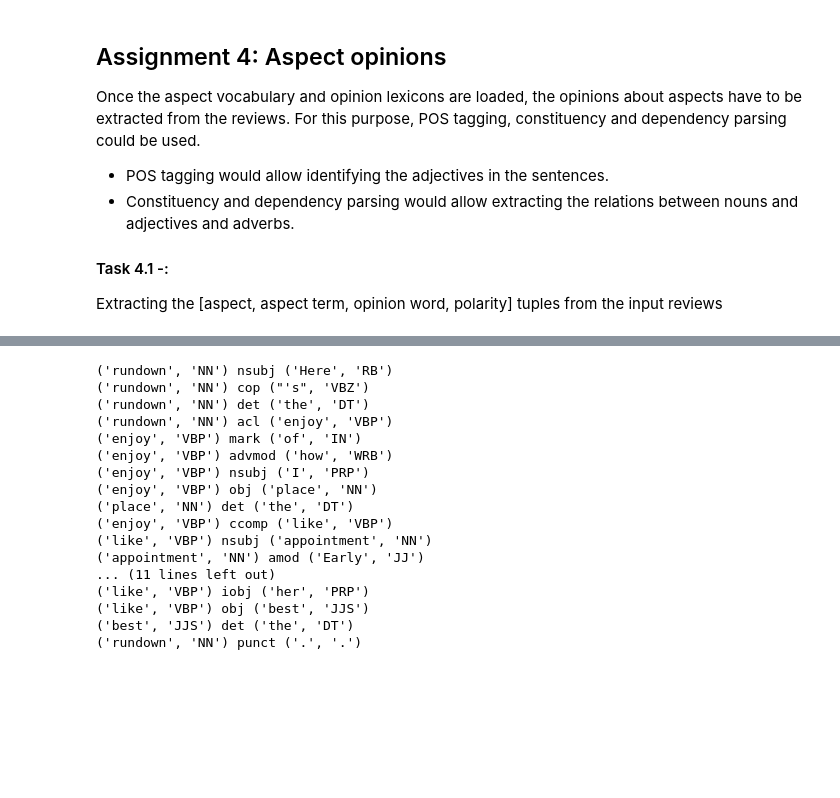
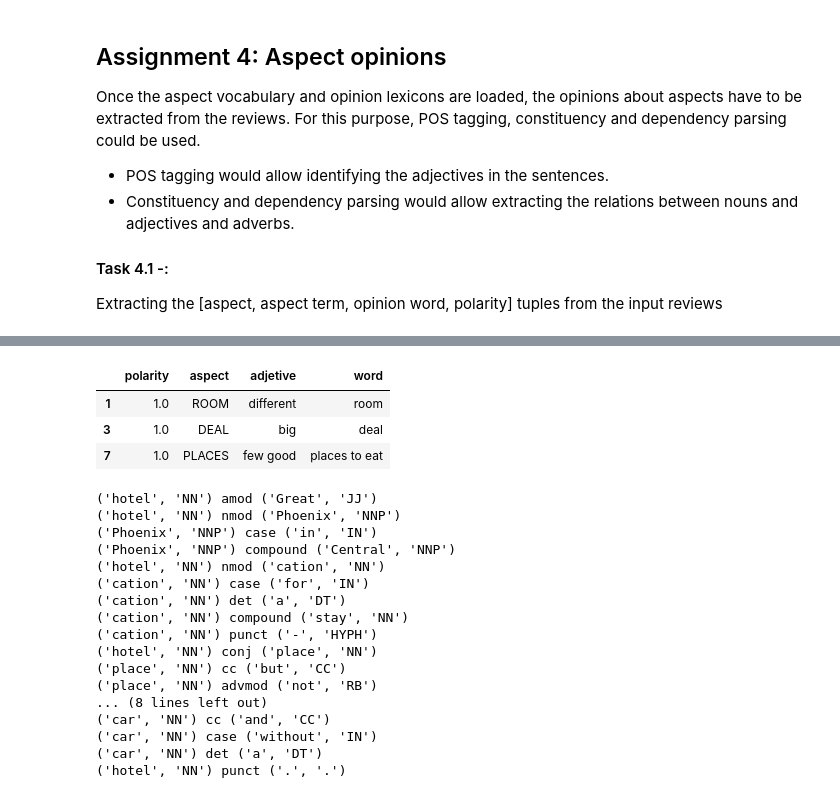
Before and after one commit to glorelvalle/mucd-mg, a Jupyter notebook: pln/p1.ipynb, the cells around one changed output, grey strips where cells are left out. Drawn from its saved outputs; the diff is of its cells as text; code cells hidden in the pictures; blank space fills up the shorter version.

```diff
--- a/pln/p1.ipynb
+++ b/pln/p1.ipynb
@@ -531,28 +579,35 @@ The dollar store had a corkscrew.
+# %%
+data[data['polarity']!= 0.0]
+# %% [output]
+|  | polarity | aspect | adjetive | word |
+| 1 | 1.0 | ROOM | different | room |
+| 3 | 1.0 | DEAL | big | deal |
+| 7 | 1.0 | PLACES | few good | places to eat |
 # %%
 # testing
-review = reviews_hotels[3].get("reviewText")
+review = reviews_hotels[0].get("reviewText")
 review = clean(review)
 sentences = nltk.sent_tokenize(review)
 
-for s in [sentences[2]]:
+for s in [sentences[0]]:
     result, = dependency_parser.raw_parse(s)
     for head, relation, dependent in result.triples():
         print(head, relation, dependent)
 # %% [output]
-('rundown', 'NN') nsubj ('Here', 'RB')
-('rundown', 'NN') cop ("'s", 'VBZ')
-('rundown', 'NN') det ('the', 'DT')
-('rundown', 'NN') acl ('enjoy', 'VBP')
-('enjoy', 'VBP') mark ('of', 'IN')
-('enjoy', 'VBP') advmod ('how', 'WRB')
-('enjoy', 'VBP') nsubj ('I', 'PRP')
-('enjoy', 'VBP') obj ('place', 'NN')
-('place', 'NN') det ('the', 'DT')
-('enjoy', 'VBP') ccomp ('like', 'VBP')
-('like', 'VBP') nsubj ('appointment', 'NN')
-('appointment', 'NN') amod ('Early', 'JJ')
-... (11 lines left out)
-('like', 'VBP') iobj ('her', 'PRP')
-('like', 'VBP') obj ('best', 'JJS')
-('best', 'JJS') det ('the', 'DT')
-('rundown', 'NN') punct ('.', '.')
+('hotel', 'NN') amod ('Great', 'JJ')
+('hotel', 'NN') nmod ('Phoenix', 'NNP')
+('Phoenix', 'NNP') case ('in', 'IN')
+('Phoenix', 'NNP') compound ('Central', 'NNP')
+('hotel', 'NN') nmod ('cation', 'NN')
+('cation', 'NN') case ('for', 'IN')
+('cation', 'NN') det ('a', 'DT')
+('cation', 'NN') compound ('stay', 'NN')
+('cation', 'NN') punct ('-', 'HYPH')
+('hotel', 'NN') conj ('place', 'NN')
+('place', 'NN') cc ('but', 'CC')
+('place', 'NN') advmod ('not', 'RB')
+... (8 lines left out)
+('car', 'NN') cc ('and', 'CC')
+('car', 'NN') case ('without', 'IN')
+('car', 'NN') det ('a', 'DT')
+('hotel', 'NN') punct ('.', '.')
```
Also changed, not shown: parts of 9 cells of this notebook.
